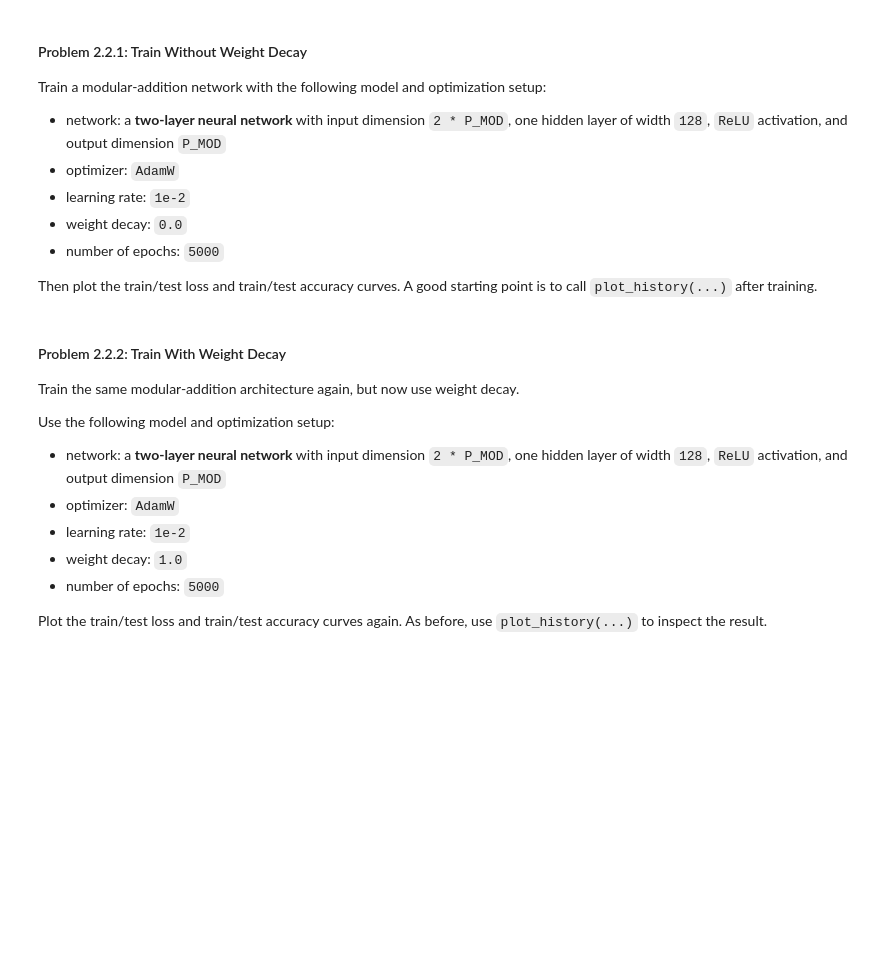
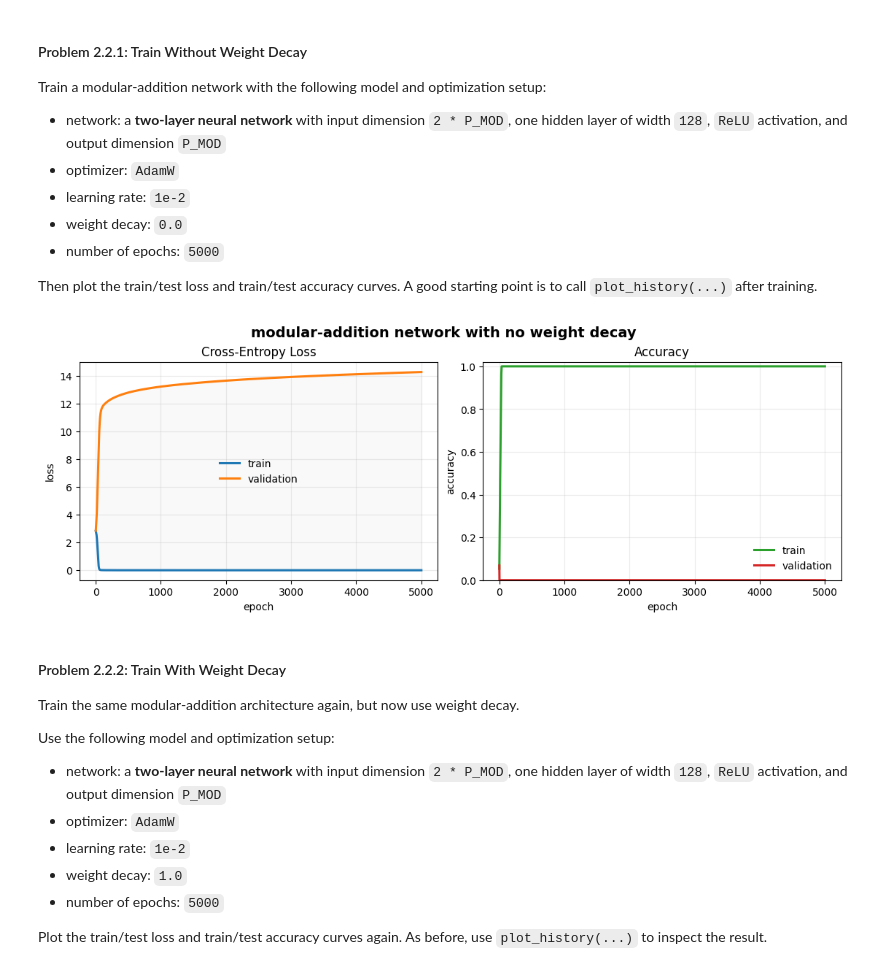
Before and after one commit to yaj0212/Introductory-Machine-Learning, a Jupyter notebook: assignments/assn5/assn5.ipynb, the cells around one changed output. Drawn from its saved outputs; the diff is of its cells as text; code cells hidden in the pictures; blank space fills up the shorter version.

```diff
--- a/assignments/assn5/assn5.ipynb
+++ b/assignments/assn5/assn5.ipynb
@@ -1096,9 +1184,11 @@ Then plot the train/test loss and train/test accuracy curves. A good starting po
 # %%
 # Train the modular-addition model without weight decay here.
 # Suggested pattern:
-# modular_no_decay_model = ...
-# modular_no_decay_history = ...
-# plot_history(...)
+modular_no_decay_model = make_model(2 * P_MOD, [128], P_MOD)
+modular_no_decay_history = train_neurnet_full_batch(modular_no_decay_model, X_mod_train, y_mod_train, X_mod_test, y_mod_test, n_epochs=5000, lr=1e-2, weight_decay=0.0)
+plot_history(modular_no_decay_history, title_prefix='modular-addition network with no weight decay')
+# %% [output]
+[figure, added]
 # %% [markdown]
 #### Problem 2.2.2: Train With Weight Decay
 
```
Also changed, not shown: parts of 30 cells of this notebook.
